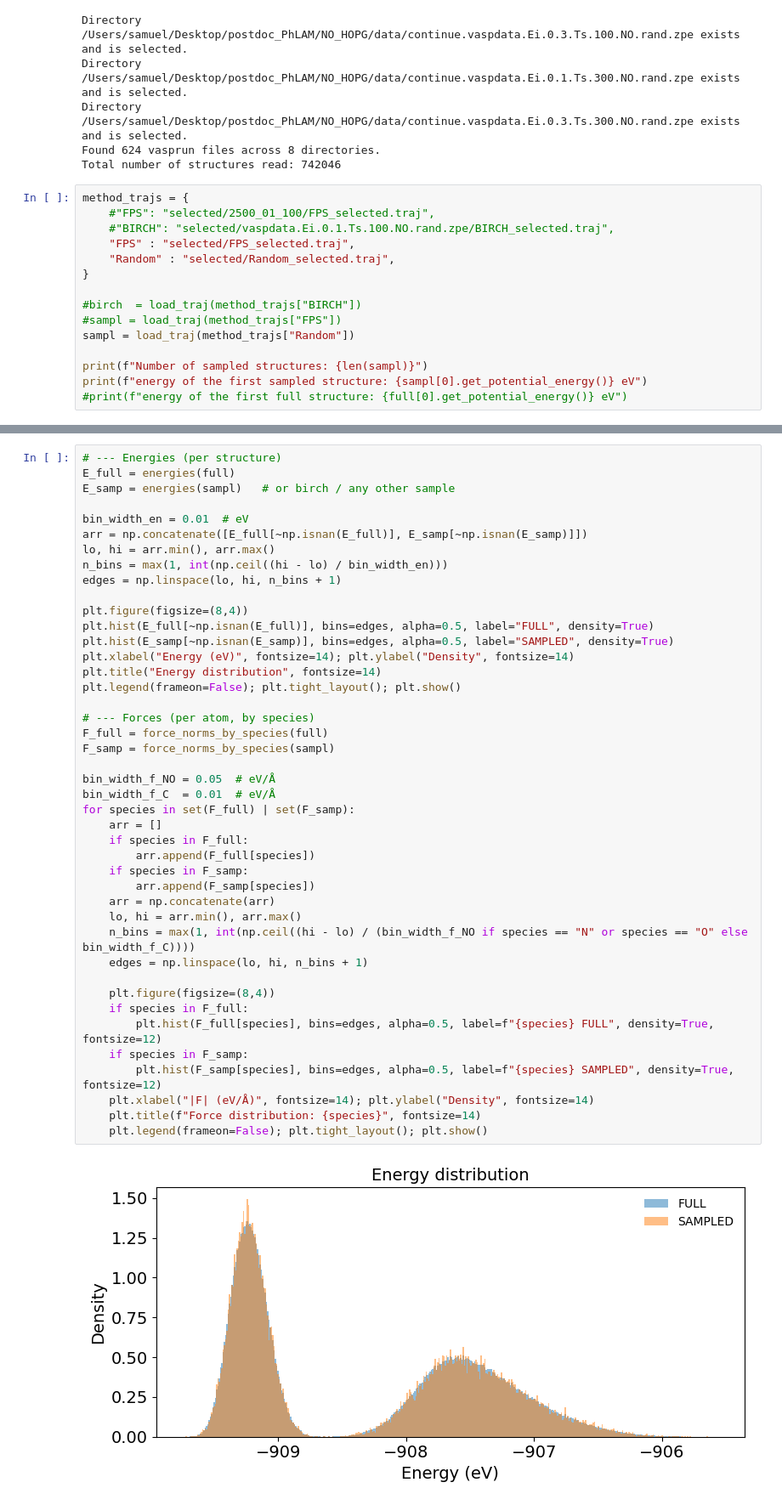
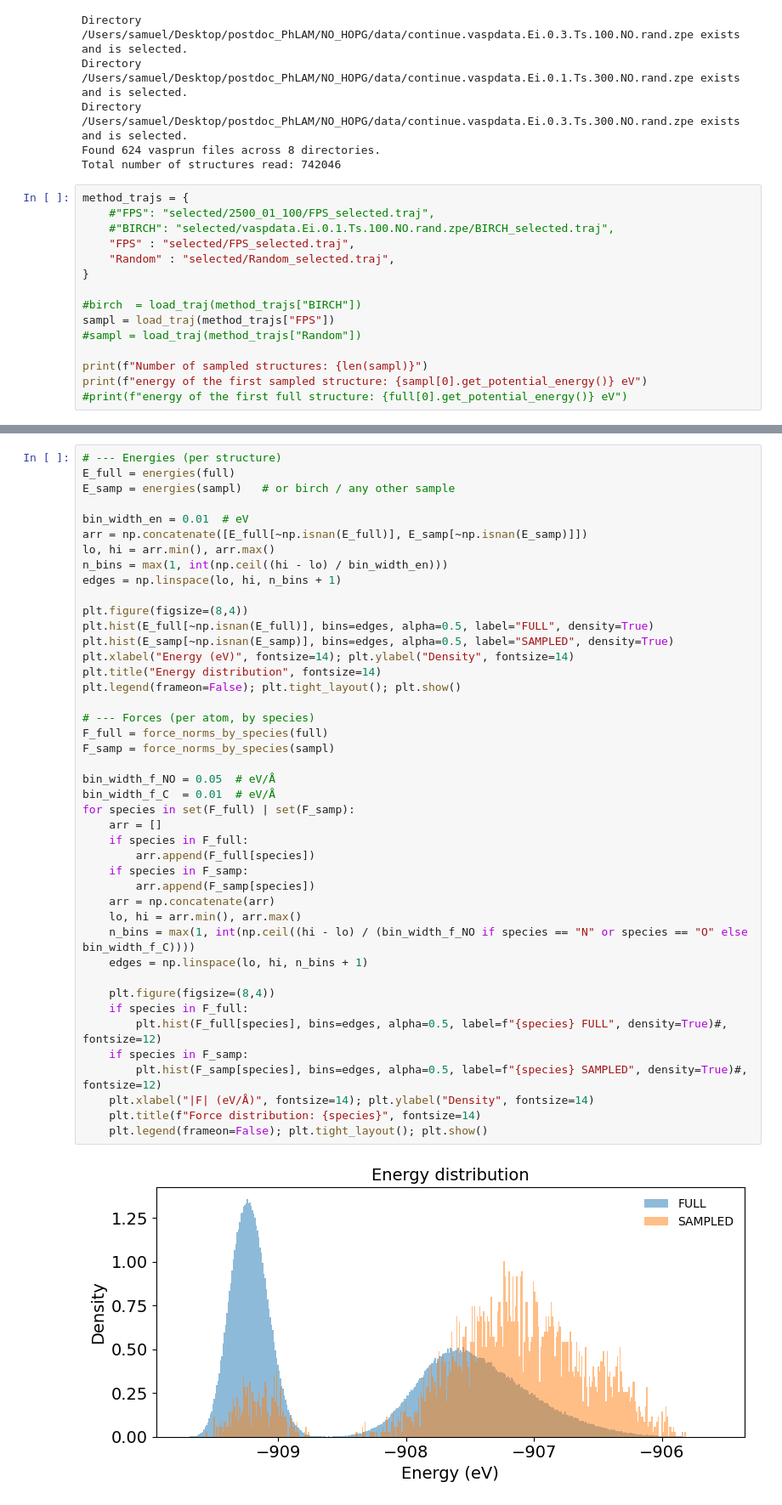
Before and after one commit to SamDFr/data_sampling, a Jupyter notebook: sampling_analysis.ipynb, the cells around one changed output, grey strips where cells are left out. Shown at 85% size. Saved outputs shown, nothing was run; the diff lists cells and outputs as text.

```diff
--- a/sampling_analysis.ipynb
+++ b/sampling_analysis.ipynb
@@ -68,8 +68,8 @@ method_trajs = {
 }
 
 #birch  = load_traj(method_trajs["BIRCH"])
-#sampl = load_traj(method_trajs["FPS"])
-sampl = load_traj(method_trajs["Random"])
+sampl = load_traj(method_trajs["FPS"])
+#sampl = load_traj(method_trajs["Random"])
 
 print(f"Number of sampled structures: {len(sampl)}")
 print(f"energy of the first sampled structure: {sampl[0].get_potential_energy()} eV")
@@ -92,33 +92,33 @@ plt.figure(figsize=(8,4))
 plt.hist(E_full[~np.isnan(E_full)], bins=edges, alpha=0.5, label="FULL", density=True)
 plt.hist(E_samp[~np.isnan(E_samp)], bins=edges, alpha=0.5, label="SAMPLED", density=True)
 plt.xlabel("Energy (eV)", fontsize=14); plt.ylabel("Density", fontsize=14)
 plt.title("Energy distribution", fontsize=14)
 plt.legend(frameon=False); plt.tight_layout(); plt.show()
 
 # --- Forces (per atom, by species)
 F_full = force_norms_by_species(full)
 F_samp = force_norms_by_species(sampl)
 
 bin_width_f_NO = 0.05  # eV/Å
 bin_width_f_C  = 0.01  # eV/Å
 for species in set(F_full) | set(F_samp):
     arr = []
     if species in F_full:
         arr.append(F_full[species])
     if species in F_samp:
         arr.append(F_samp[species])
     arr = np.concatenate(arr)
     lo, hi = arr.min(), arr.max()
     n_bins = max(1, int(np.ceil((hi - lo) / (bin_width_f_NO if species == "N" or species == "O" else bin_width_f_C))))
     edges = np.linspace(lo, hi, n_bins + 1)
 
     plt.figure(figsize=(8,4))
     if species in F_full:
-        plt.hist(F_full[species], bins=edges, alpha=0.5, label=f"{species} FULL", density=True, fontsize=12)
+        plt.hist(F_full[species], bins=edges, alpha=0.5, label=f"{species} FULL", density=True)#, fontsize=12)
     if species in F_samp:
-        plt.hist(F_samp[species], bins=edges, alpha=0.5, label=f"{species} SAMPLED", density=True, fontsize=12)
+        plt.hist(F_samp[species], bins=edges, alpha=0.5, label=f"{species} SAMPLED", density=True)#, fontsize=12)
     plt.xlabel("|F| (eV/Å)", fontsize=14); plt.ylabel("Density", fontsize=14)
     plt.title(f"Force distribution: {species}", fontsize=14)
     plt.legend(frameon=False); plt.tight_layout(); plt.show()
 # %% [output]
-[figure, old version]
+[figure, new version]
```
Also changed, not shown: parts of 4 cells of this notebook, 2 other files.
